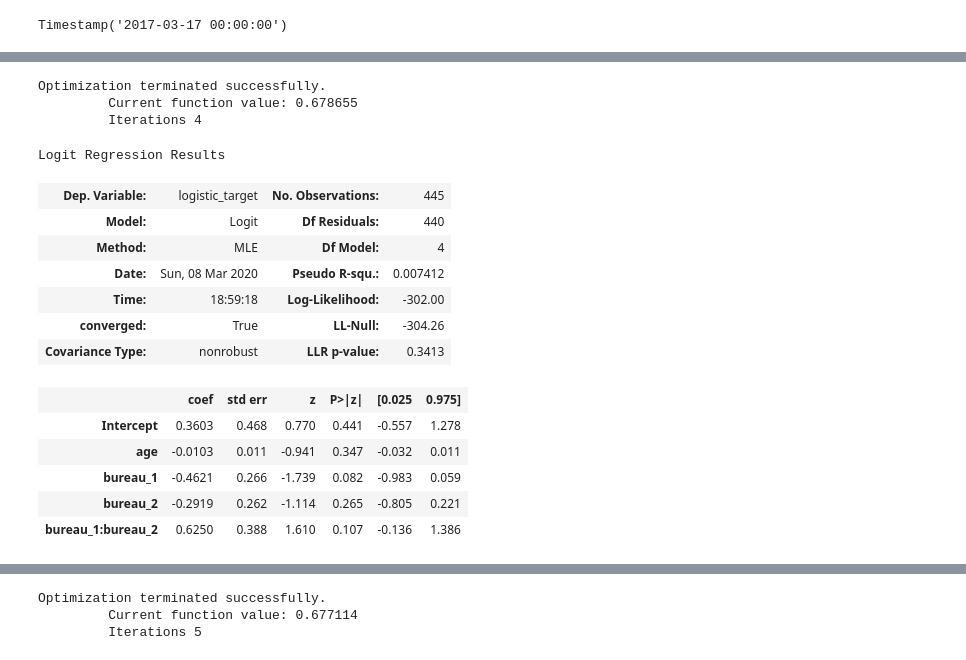
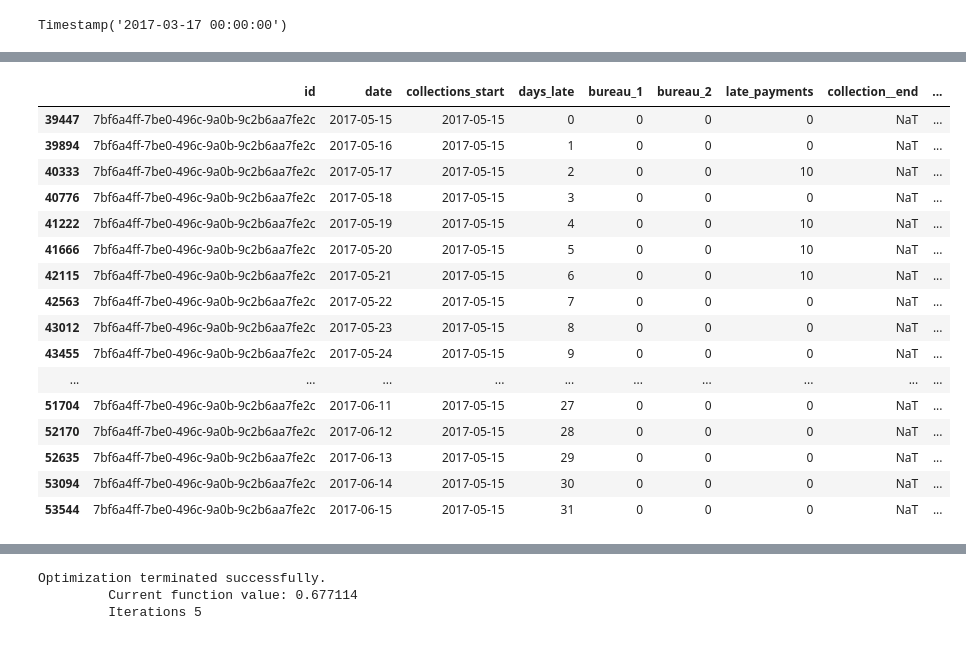
Before and after one commit to rafapras/Trading, a Jupyter notebook: V03.ipynb, the cells around one changed output, grey strips where cells are left out. Drawn from its saved outputs; the diff is of its cells as text; code cells hidden in the pictures.

```diff
--- a/V03.ipynb
+++ b/V03.ipynb
@@ -365,21 +497,20 @@ X = sm.add_constant(x)
-# %%
-logit('logistic_target~age+bureau_1+bureau_2+bureau_1*bureau_2'
-      ,data=logistic_reference).fit().summary()
-# %% [output]
-Optimization terminated successfully.
-         Current function value: 0.678655
-         Iterations 4
-Logit Regression Results
-| Dep. Variable: | logistic_target | No. Observations: | 445 |
-| Model: | Logit | Df Residuals: | 440 |
-| Method: | MLE | Df Model: | 4 |
-| Date: | Sun, 08 Mar 2020 | Pseudo R-squ.: | 0.007412 |
-| Time: | 18:59:18 | Log-Likelihood: | -302.00 |
-| converged: | True | LL-Null: | -304.26 |
-| Covariance Type: | nonrobust | LLR p-value: | 0.3413 |
-|  | coef | std err | z | P>|z| | [0.025 | 0.975] |
-| Intercept | 0.3603 | 0.468 | 0.770 | 0.441 | -0.557 | 1.278 |
-| age | -0.0103 | 0.011 | -0.941 | 0.347 | -0.032 | 0.011 |
-| bureau_1 | -0.4621 | 0.266 | -1.739 | 0.082 | -0.983 | 0.059 |
-| bureau_2 | -0.2919 | 0.262 | -1.114 | 0.265 | -0.805 | 0.221 |
-| bureau_1:bureau_2 | 0.6250 | 0.388 | 1.610 | 0.107 | -0.136 | 1.386 |
+# %%
+base [base['id']=='7bf6a4ff-7be0-496c-9a0b-9c2b6aa7fe2c']
+# %% [output]
+|  | id | date | collections_start | days_late | bureau_1 | bureau_2 | late_payments | collection__end | ... |
+| 39447 | 7bf6a4ff-7be0-496c-9a0b-9c2b6aa7fe2c | 2017-05-15 | 2017-05-15 | 0 | 0 | 0 | 0 | NaT | ... |
+| 39894 | 7bf6a4ff-7be0-496c-9a0b-9c2b6aa7fe2c | 2017-05-16 | 2017-05-15 | 1 | 0 | 0 | 0 | NaT | ... |
+| 40333 | 7bf6a4ff-7be0-496c-9a0b-9c2b6aa7fe2c | 2017-05-17 | 2017-05-15 | 2 | 0 | 0 | 10 | NaT | ... |
+| 40776 | 7bf6a4ff-7be0-496c-9a0b-9c2b6aa7fe2c | 2017-05-18 | 2017-05-15 | 3 | 0 | 0 | 0 | NaT | ... |
+| 41222 | 7bf6a4ff-7be0-496c-9a0b-9c2b6aa7fe2c | 2017-05-19 | 2017-05-15 | 4 | 0 | 0 | 10 | NaT | ... |
+| 41666 | 7bf6a4ff-7be0-496c-9a0b-9c2b6aa7fe2c | 2017-05-20 | 2017-05-15 | 5 | 0 | 0 | 10 | NaT | ... |
+| 42115 | 7bf6a4ff-7be0-496c-9a0b-9c2b6aa7fe2c | 2017-05-21 | 2017-05-15 | 6 | 0 | 0 | 10 | NaT | ... |
+| 42563 | 7bf6a4ff-7be0-496c-9a0b-9c2b6aa7fe2c | 2017-05-22 | 2017-05-15 | 7 | 0 | 0 | 0 | NaT | ... |
+| 43012 | 7bf6a4ff-7be0-496c-9a0b-9c2b6aa7fe2c | 2017-05-23 | 2017-05-15 | 8 | 0 | 0 | 0 | NaT | ... |
+| 43455 | 7bf6a4ff-7be0-496c-9a0b-9c2b6aa7fe2c | 2017-05-24 | 2017-05-15 | 9 | 0 | 0 | 0 | NaT | ... |
+| ... | ... | ... | ... | ... | ... | ... | ... | ... | ... |
+| 51704 | 7bf6a4ff-7be0-496c-9a0b-9c2b6aa7fe2c | 2017-06-11 | 2017-05-15 | 27 | 0 | 0 | 0 | NaT | ... |
+| 52170 | 7bf6a4ff-7be0-496c-9a0b-9c2b6aa7fe2c | 2017-06-12 | 2017-05-15 | 28 | 0 | 0 | 0 | NaT | ... |
+| 52635 | 7bf6a4ff-7be0-496c-9a0b-9c2b6aa7fe2c | 2017-06-13 | 2017-05-15 | 29 | 0 | 0 | 0 | NaT | ... |
+| 53094 | 7bf6a4ff-7be0-496c-9a0b-9c2b6aa7fe2c | 2017-06-14 | 2017-05-15 | 30 | 0 | 0 | 0 | NaT | ... |
+| 53544 | 7bf6a4ff-7be0-496c-9a0b-9c2b6aa7fe2c | 2017-06-15 | 2017-05-15 | 31 | 0 | 0 | 0 | NaT | ... |
```
Also changed, not shown: parts of 30 cells of this notebook.
